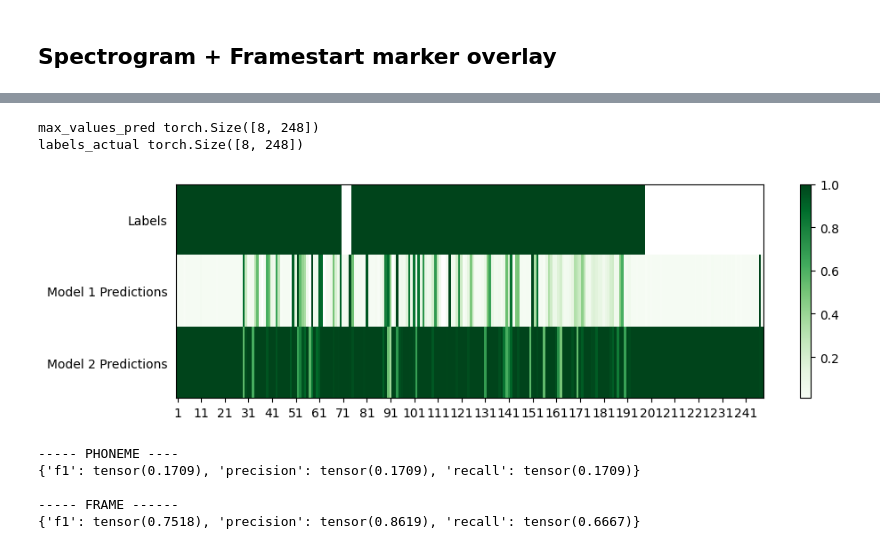
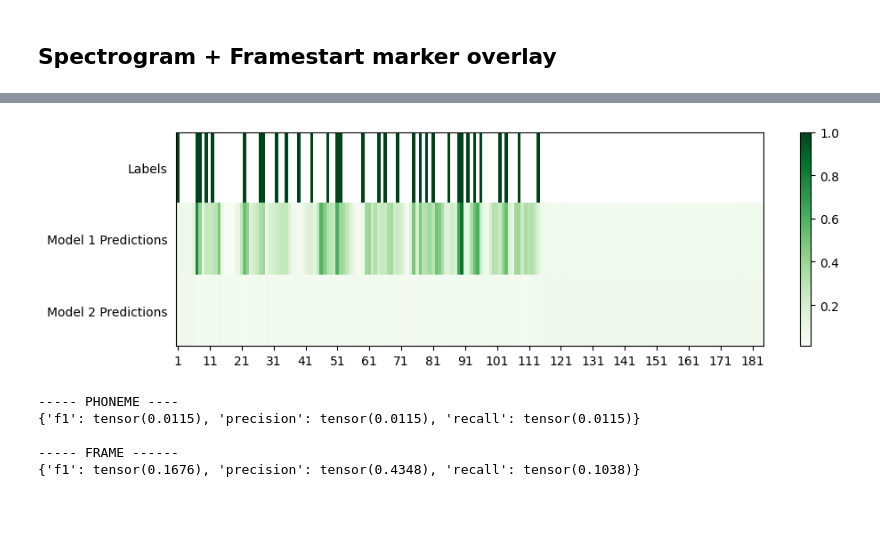
Before and after one commit to lucasdellabella/badbeagle-jupyter, a Jupyter notebook: 00_wav2vec2-timit-finetune.ipynb, the cells around one changed output, grey strips where cells are left out. Drawn from its saved outputs; the diff is of its cells as text; code cells hidden in the pictures; blank space fills up the shorter version.

```diff
--- a/00_wav2vec2-timit-finetune.ipynb
+++ b/00_wav2vec2-timit-finetune.ipynb
@@ -117,3 +236,10 @@ raw_datasets['test'] = raw_datasets['test'].map(add_features)
+# %%
+from datasets import load_from_disk
+
+raw_datasets = load_from_disk('data/processed/working_dataset')
+# raw_datasets['train'].features
+# raw_datasets['train']['phoneme_labels_CE']
+# raw_datasets = new_dataset
 # %% [markdown]
 ## Basic data analysis
 # %% [markdown]
@@ -835,41 +1006,34 @@ Model saved as: models/20241012_170941_badbeagle_model.pth
 # %%
 from pprint import pprint
 from utils import get_audio_length_in_windows_batched
 from loss_and_evals import calculate_frame_metrics, calculate_phoneme_metrics
 from torch import nn
 
 input_length_in_frames = get_audio_length_in_windows_batched(batch['input_values']).to(device)
-labels_actual = get_class_id_for_each_frame(frame_positions, phoneme_labels, input_length_in_frames)
 
 # Invoke top_k_accuracy_plot
 phoneme_probs = nn.functional.softmax(phoneme_pred_logits, dim=-1)
 
 # PLOT
 max_indices = torch.argmax(phoneme_probs, dim=-1).unsqueeze(-1) # Creates e.g. [8, MAX_FRAME_LEN, 1] vectors
 max_values_pred = torch.gather(phoneme_probs, -1, max_indices).squeeze(-1)
 
-print('max_values_pred', max_values_pred.shape)
-print('labels_actual', labels_actual.shape)
-
-visualize_bitmask(labels_actual[0], frame_start_pred[0], max_values_pred[0])
+visualize_bitmask(phoneme_labels_ce[0], frame_start_pred[0], max_values_pred[0])
 
 
 
 input_length_in_frames = get_audio_length_in_windows_batched(batch['input_values']).to(device)
-labels_actual = get_class_id_for_each_frame(frame_positions, phoneme_labels, input_length_in_frames)
 
 print("----- PHONEME ----")
-pprint(calculate_phoneme_metrics(phoneme_pred_logits.detach().cpu(), labels_actual.detach().cpu()))
+pprint(calculate_phoneme_metrics(phoneme_pred_logits.detach().cpu(), phoneme_labels_ce.detach().cpu()))
 print("")
 print("----- FRAME ------")
 pprint(calculate_frame_metrics(frame_start_pred.detach().cpu(), frame_bitmask_labels.detach().cpu()))
 print("")
 # %% [output]
+[figure, new version]
-max_values_pred torch.Size([8, 248])
-labels_actual torch.Size([8, 248])
+----- PHONEME ----
+{'f1': tensor(0.0115), 'precision': tensor(0.0115), 'recall': tensor(0.0115)}
+
+----- FRAME ------
+{'f1': tensor(0.1676), 'precision': tensor(0.4348), 'recall': tensor(0.1038)}
-[figure, old version]
------ PHONEME ----
-{'f1': tensor(0.1709), 'precision': tensor(0.1709), 'recall': tensor(0.1709)}
-
------ FRAME ------
-{'f1': tensor(0.7518), 'precision': tensor(0.8619), 'recall': tensor(0.6667)}
```
Also changed, not shown: parts of 21 cells of this notebook, 5 other files.
